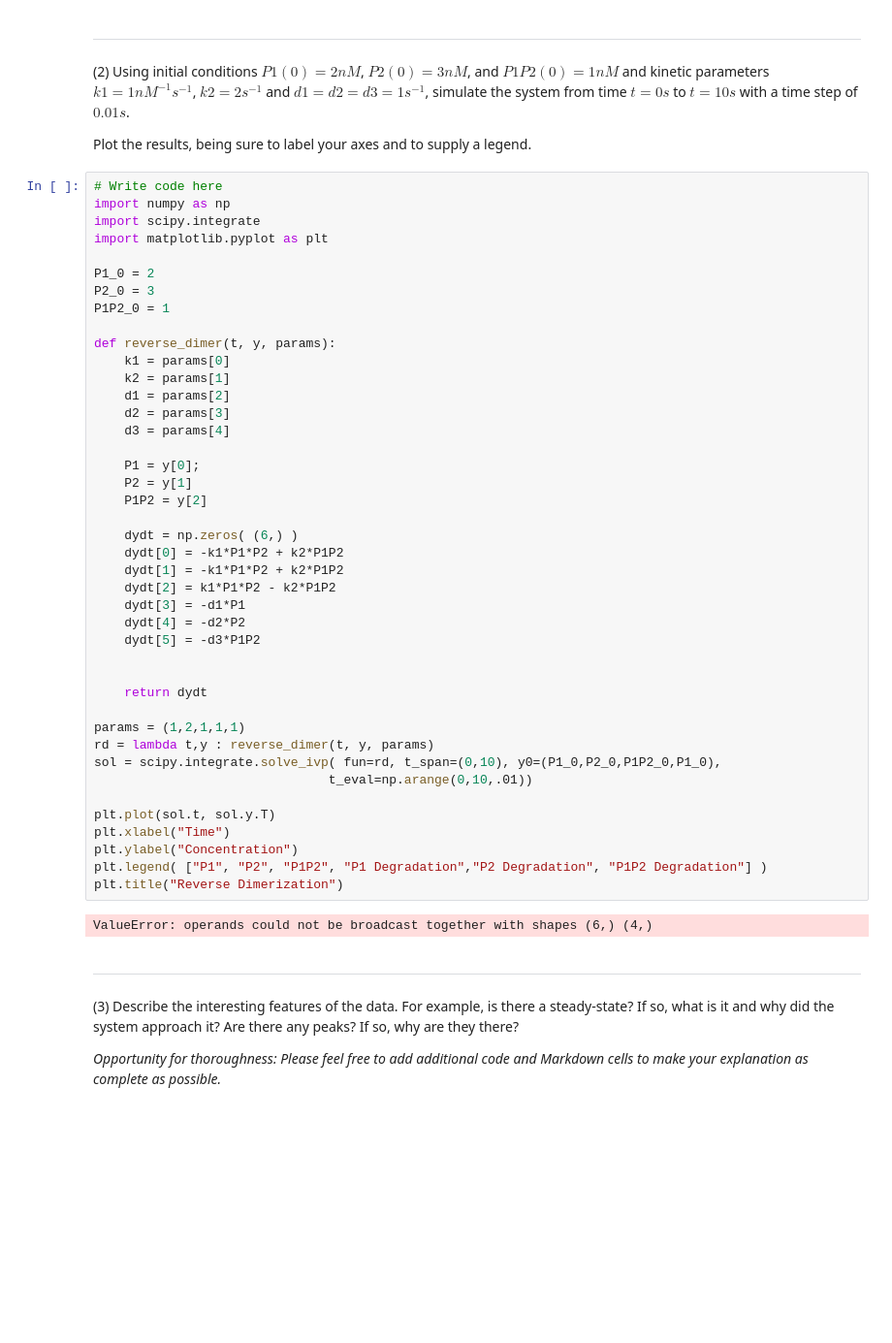
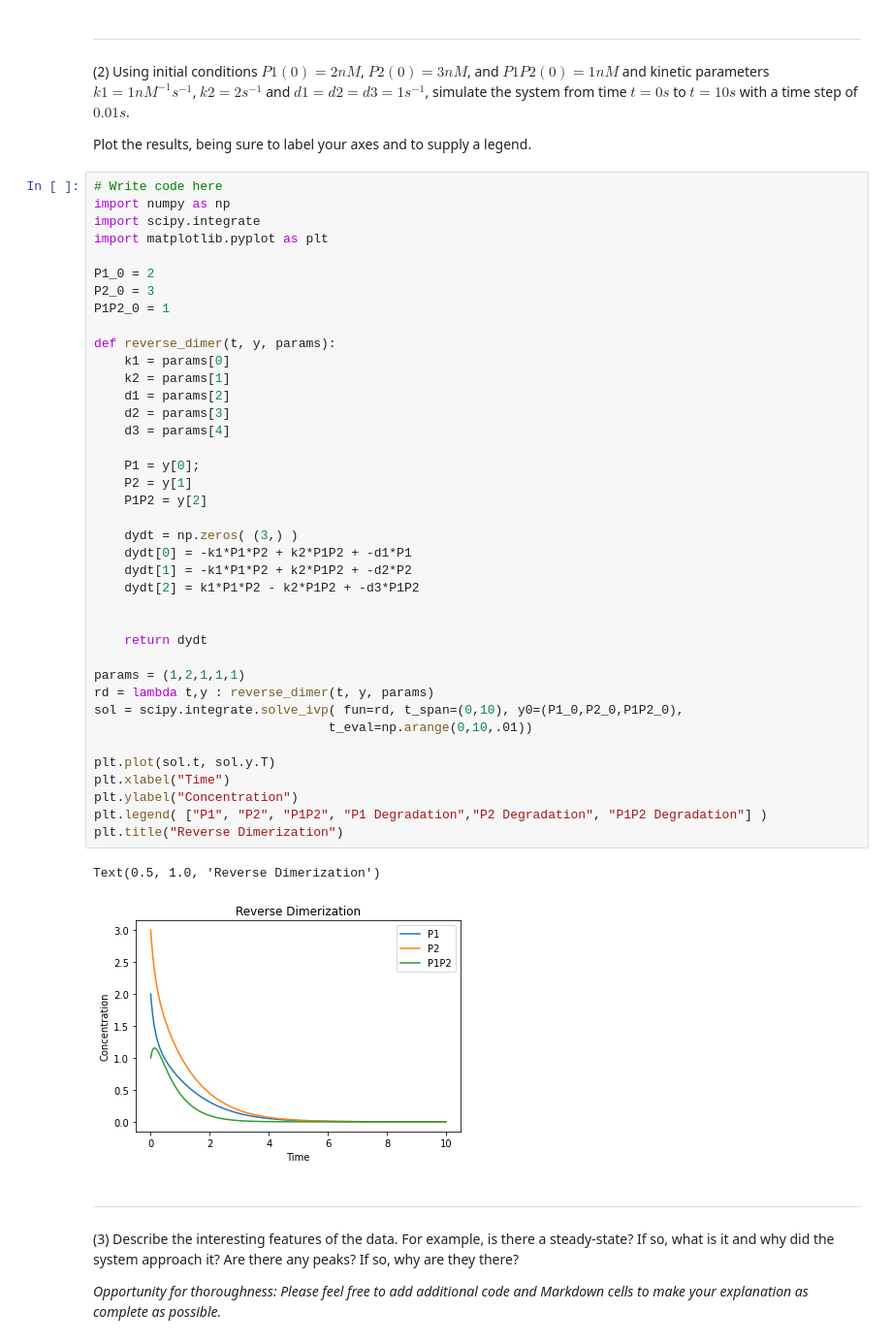
Before and after one commit to hmhwan21/cs341projects, a Jupyter notebook: Project1.ipynb, the cells around one changed output. Shown at 97% size. Cells and saved outputs as stored; diff of their text form; blank space fills up the shorter version.

```diff
--- a/Project1.ipynb
+++ b/Project1.ipynb
@@ -329,42 +329,40 @@ import matplotlib.pyplot as plt
 
 P1_0 = 2
 P2_0 = 3
 P1P2_0 = 1
 
 def reverse_dimer(t, y, params):
     k1 = params[0]
     k2 = params[1]
     d1 = params[2]
     d2 = params[3]
     d3 = params[4]
 
     P1 = y[0];
     P2 = y[1]
     P1P2 = y[2]
 
-    dydt = np.zeros( (6,) )
-    dydt[0] = -k1*P1*P2 + k2*P1P2
-    dydt[1] = -k1*P1*P2 + k2*P1P2
-    dydt[2] = k1*P1*P2 - k2*P1P2
-    dydt[3] = -d1*P1
-    dydt[4] = -d2*P2
-    dydt[5] = -d3*P1P2
+    dydt = np.zeros( (3,) )
+    dydt[0] = -k1*P1*P2 + k2*P1P2 + -d1*P1
+    dydt[1] = -k1*P1*P2 + k2*P1P2 + -d2*P2
+    dydt[2] = k1*P1*P2 - k2*P1P2 + -d3*P1P2
 
 
     return dydt
 
 params = (1,2,1,1,1)
 rd = lambda t,y : reverse_dimer(t, y, params)
-sol = scipy.integrate.solve_ivp( fun=rd, t_span=(0,10), y0=(P1_0,P2_0,P1P2_0,P1_0),
+sol = scipy.integrate.solve_ivp( fun=rd, t_span=(0,10), y0=(P1_0,P2_0,P1P2_0),
                                t_eval=np.arange(0,10,.01))
 
 plt.plot(sol.t, sol.y.T)
 plt.xlabel("Time")
 plt.ylabel("Concentration")
 plt.legend( ["P1", "P2", "P1P2", "P1 Degradation","P2 Degradation", "P1P2 Degradation"] )
 plt.title("Reverse Dimerization")
 # %% [output]
-ValueError: operands could not be broadcast together with shapes (6,) (4,)
+Text(0.5, 1.0, 'Reverse Dimerization')
+[figure, added]
 # %% [markdown]
 <hr style="border:2px solid gray"> </hr>
 
```
